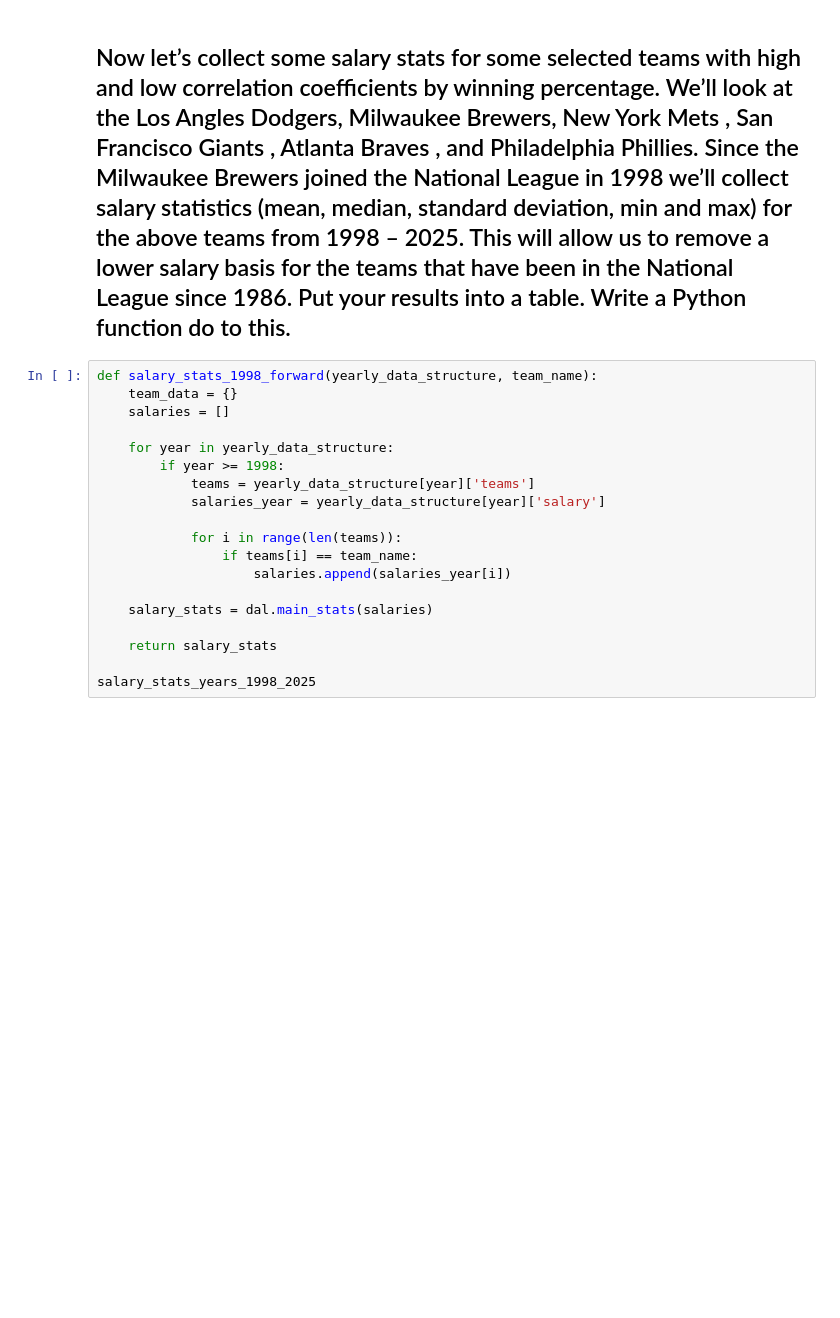
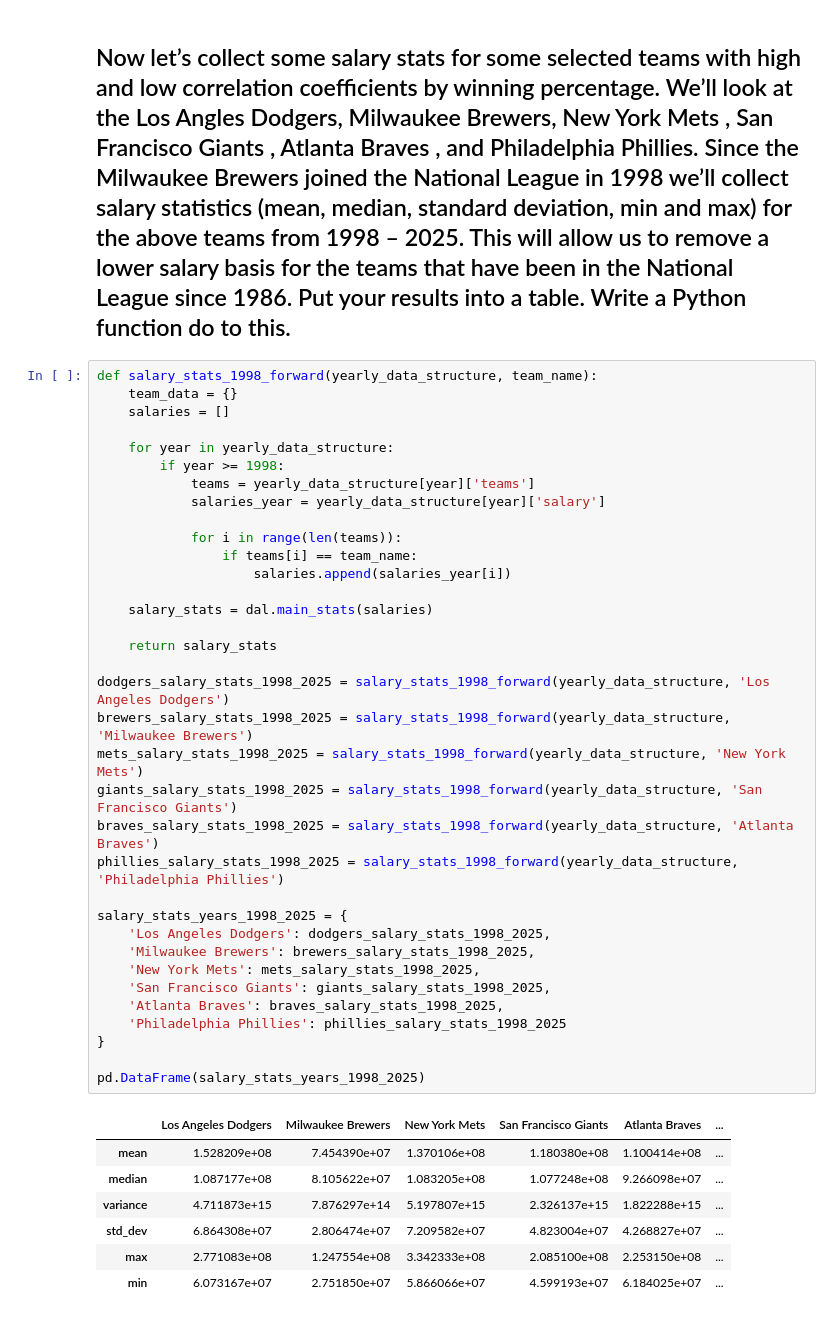
Before and after one commit to Quilhar/DataAnalytics, a Jupyter notebook: Stats/money_and_sports.ipynb, the cells around one changed output. Saved outputs shown, nothing was run; the diff lists cells and outputs as text; blank space fills up the shorter version.

```diff
--- a/Stats/money_and_sports.ipynb
+++ b/Stats/money_and_sports.ipynb
@@ -487,19 +488,43 @@ print(best_finishes_stats)
 # %%
 def salary_stats_1998_forward(yearly_data_structure, team_name):
     team_data = {}
     salaries = []
 
     for year in yearly_data_structure:
         if year >= 1998:
             teams = yearly_data_structure[year]['teams']
             salaries_year = yearly_data_structure[year]['salary']
 
             for i in range(len(teams)):
                 if teams[i] == team_name:
                     salaries.append(salaries_year[i])
 
     salary_stats = dal.main_stats(salaries)
 
     return salary_stats
 
-salary_stats_years_1998_2025
+dodgers_salary_stats_1998_2025 = salary_stats_1998_forward(yearly_data_structure, 'Los Angeles Dodgers')
+brewers_salary_stats_1998_2025 = salary_stats_1998_forward(yearly_data_structure, 'Milwaukee Brewers')
+mets_salary_stats_1998_2025 = salary_stats_1998_forward(yearly_data_structure, 'New York Mets')
+giants_salary_stats_1998_2025 = salary_stats_1998_forward(yearly_data_structure, 'San Francisco Giants')
+braves_salary_stats_1998_2025 = salary_stats_1998_forward(yearly_data_structure, 'Atlanta Braves')
+phillies_salary_stats_1998_2025 = salary_stats_1998_forward(yearly_data_structure, 'Philadelphia Phillies')
+
+salary_stats_years_1998_2025 = {
+    'Los Angeles Dodgers': dodgers_salary_stats_1998_2025,
+    'Milwaukee Brewers': brewers_salary_stats_1998_2025,
+    'New York Mets': mets_salary_stats_1998_2025,
+    'San Francisco Giants': giants_salary_stats_1998_2025,
+    'Atlanta Braves': braves_salary_stats_1998_2025,
+    'Philadelphia Phillies': phillies_salary_stats_1998_2025
+}
+
+pd.DataFrame(salary_stats_years_1998_2025)
+# %% [output]
+|  | Los Angeles Dodgers | Milwaukee Brewers | New York Mets | San Francisco Giants | Atlanta Braves | ... |
+| mean | 1.528209e+08 | 7.454390e+07 | 1.370106e+08 | 1.180380e+08 | 1.100414e+08 | ... |
+| median | 1.087177e+08 | 8.105622e+07 | 1.083205e+08 | 1.077248e+08 | 9.266098e+07 | ... |
+| variance | 4.711873e+15 | 7.876297e+14 | 5.197807e+15 | 2.326137e+15 | 1.822288e+15 | ... |
+| std_dev | 6.864308e+07 | 2.806474e+07 | 7.209582e+07 | 4.823004e+07 | 4.268827e+07 | ... |
+| max | 2.771083e+08 | 1.247554e+08 | 3.342333e+08 | 2.085100e+08 | 2.253150e+08 | ... |
+| min | 6.073167e+07 | 2.751850e+07 | 5.866066e+07 | 4.599193e+07 | 6.184025e+07 | ... |
```
Also changed, not shown: parts of 1 cell of this notebook.
